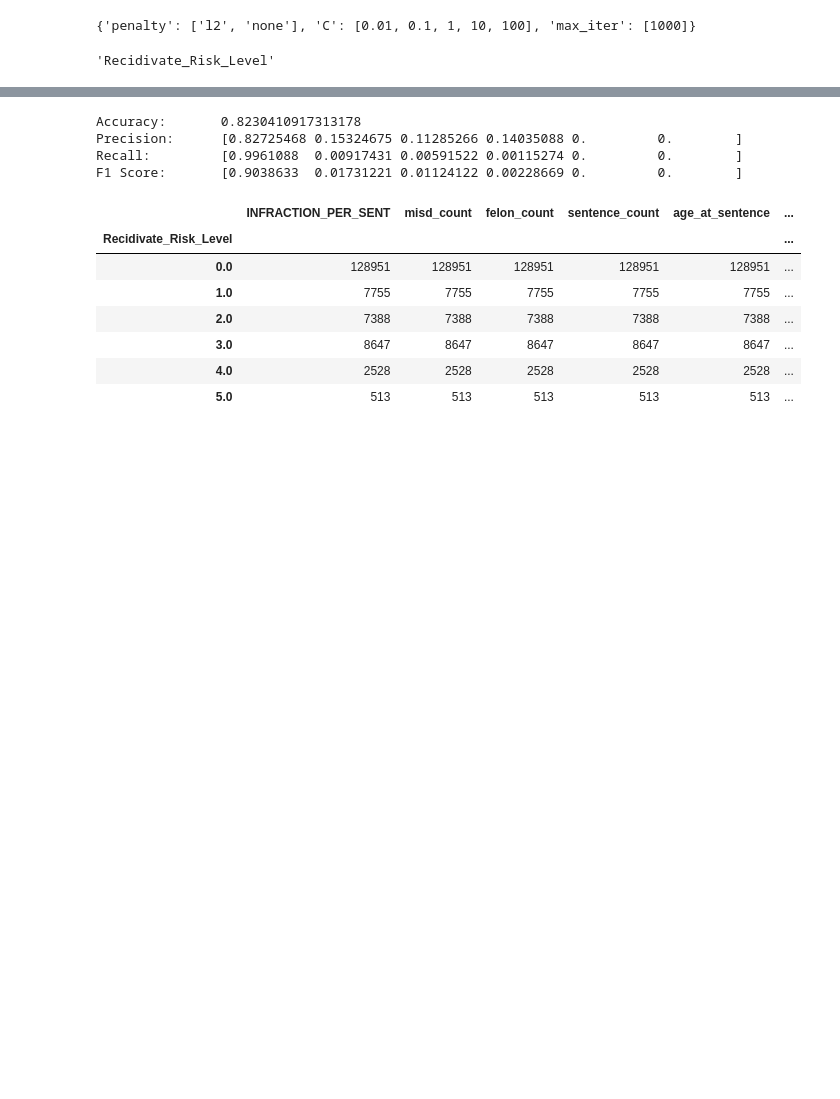
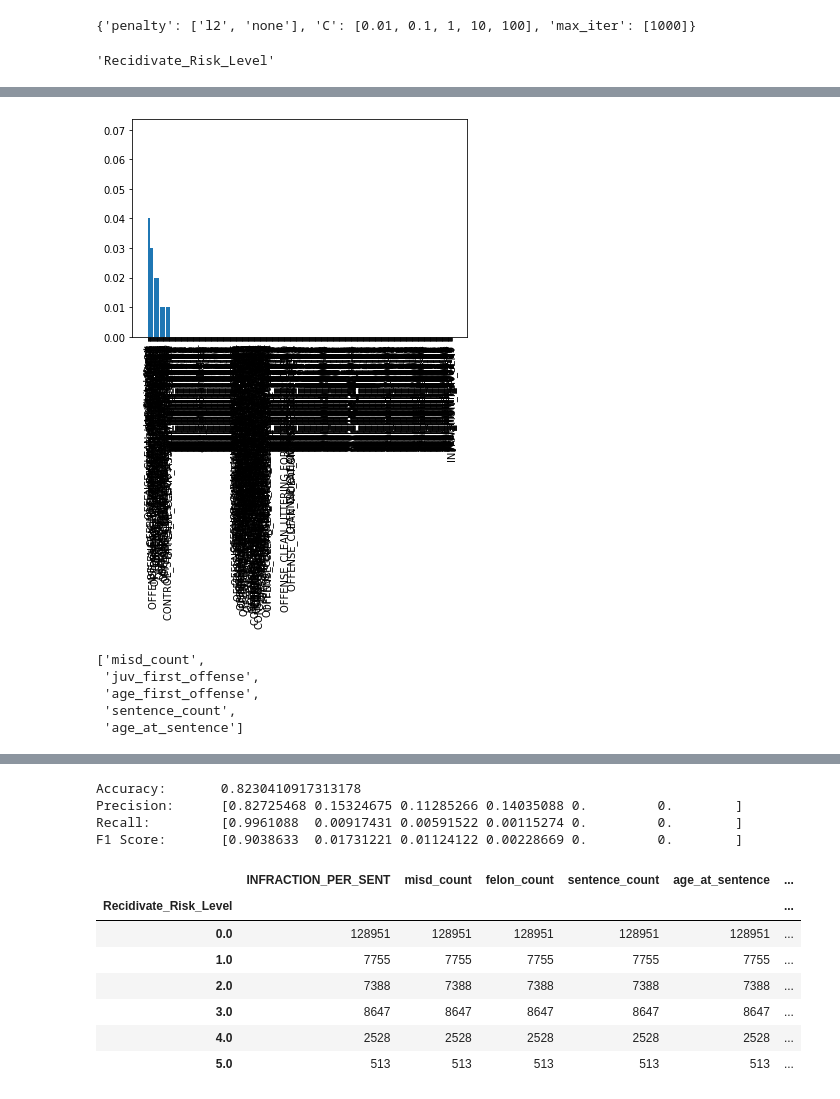
Before and after one commit to christi-liongson/covid_decarceration, a Jupyter notebook: files/analysis_1.ipynb, the cells around one changed output, grey strips where cells are left out. Saved outputs shown, nothing was run; the diff lists cells and outputs as text; code cells hidden in the pictures; blank space fills up the shorter version.

Commit message:
first pass binary var

```diff
--- a/files/analysis_1.ipynb
+++ b/files/analysis_1.ipynb
@@ -172,0 +262,12 @@ Please also refer to the documentation for alternative solver options:
+# %%
+MODELS = config.MODELS
+PARAMS = config.PARAMS
+model_key = "RandomForestClassifier"
+
+model = MODELS[model_key]
+params = PARAMS[model_key]
+
+target = config.target_vars[0]
+
+# Include race/gender/ethnicity or exclude?
+config.categorical_vars_to_impute
@@ -172,0 +320,32 @@ Please also refer to the documentation for alternative solver options:
+# %%
+labels = train_data.loc[:,train_data.columns!=target].columns.values
+features = train_data.loc[:,train_data.columns!=target].values
+target_vals = train_data[target].values
+
+dt = RandomForestClassifier(random_state=1234,max_depth=1,min_samples_split=2,criterion='gini',n_estimators=100)
+model_rf = dt.fit(features,target_vals)
+
+# Get feature importances
+importances = model_rf.feature_importances_
+
+# Sort in descending order
+indices = np.argsort(importances)[::-1]
+
+# Sort the labels in a corresponding fashion
+names = [labels[i] for i in indices]
+
+# Plot
+plt.figure()
+plt.bar(range(features.shape[1]),importances[indices])
+plt.xticks(range(features.shape[1]), names, rotation=90)
+plt.show()
+# %% [output]
+[figure, added]
+# %%
+names[:5]
+# %% [output]
+['misd_count',
+ 'juv_first_offense',
+ 'age_first_offense',
+ 'sentence_count',
+ 'age_at_sentence']
```
Also changed, not shown: parts of 18 cells of this notebook.
